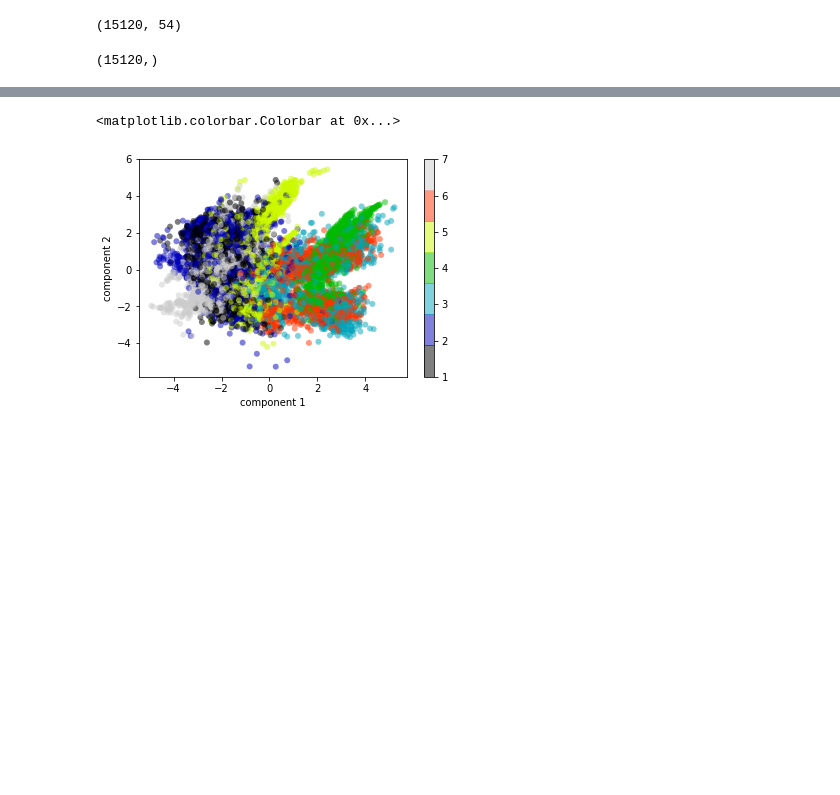
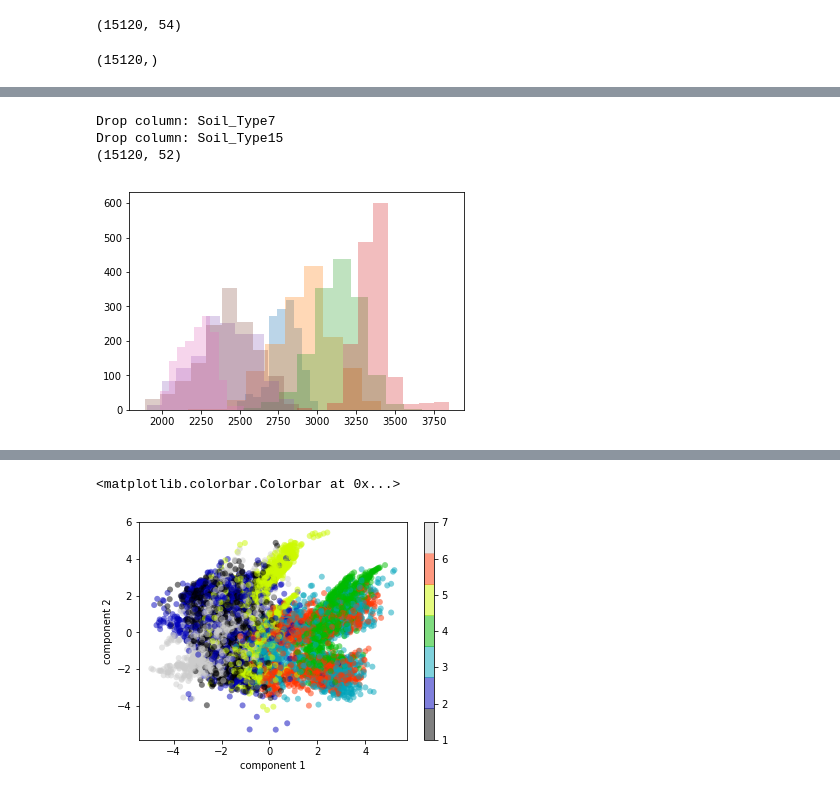
Before and after one commit to chingnaw/W207_Final, a Jupyter notebook: notebooks/Chris Fleisch - Forest Coverage.ipynb, the cells around one changed output, grey strips where cells are left out. Cells and saved outputs as stored; diff of their text form; code cells hidden in the pictures; blank space fills up the shorter version.

```diff
--- a/notebooks/Chris Fleisch - Forest Coverage.ipynb
+++ b/notebooks/Chris Fleisch - Forest Coverage.ipynb
@@ -45,3 +73,15 @@ labels.shape
+# %%
+# remove columns with no variance
+for column in data.columns:
+    if data[column].std() == 0:
+        print('Drop column: {}'.format(column))
+        data.drop([column], axis=1, inplace=True)
+
+print(data.shape)
+# %% [output]
+Drop column: Soil_Type7
+Drop column: Soil_Type15
+(15120, 52)
 # %%
 X_train, X_test, y_train, y_test = train_test_split(
     data, labels, test_size=0.33, random_state=42)
@@ -49,3 +89,10 @@ X_train, X_test, y_train, y_test = train_test_split(
 std_scale = StandardScaler().fit(X_train)
 X_train_std = std_scale.transform(X_train)
 X_test_std = std_scale.transform(X_test)
+# %%
+kwargs = dict(histtype='stepfilled', alpha=0.3)
+
+for label in labels.unique():
+    plt.hist(X_train.Elevation[y_train==label], **kwargs)
+# %% [output]
+[figure, added]
```
Also changed, not shown: parts of 43 cells of this notebook.
